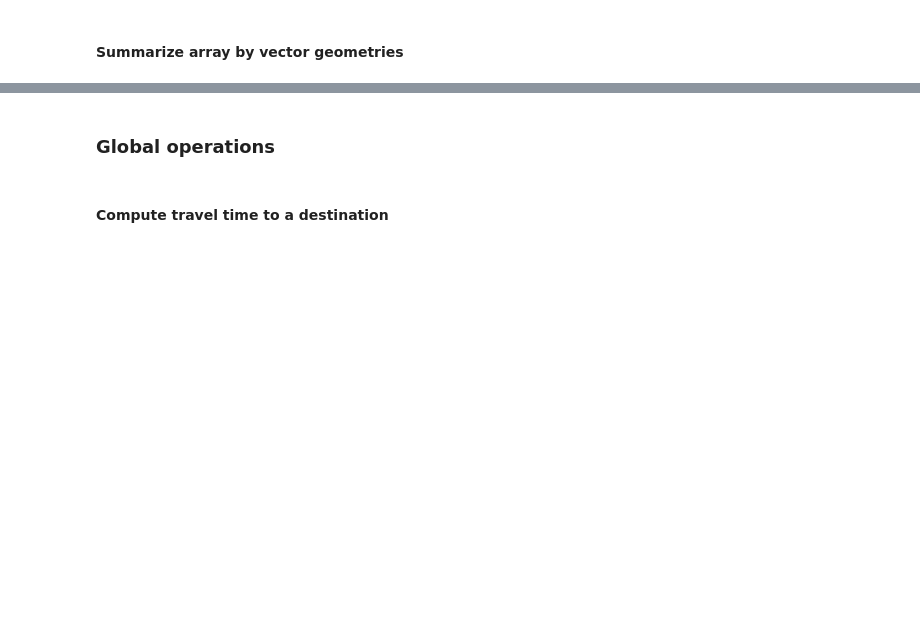
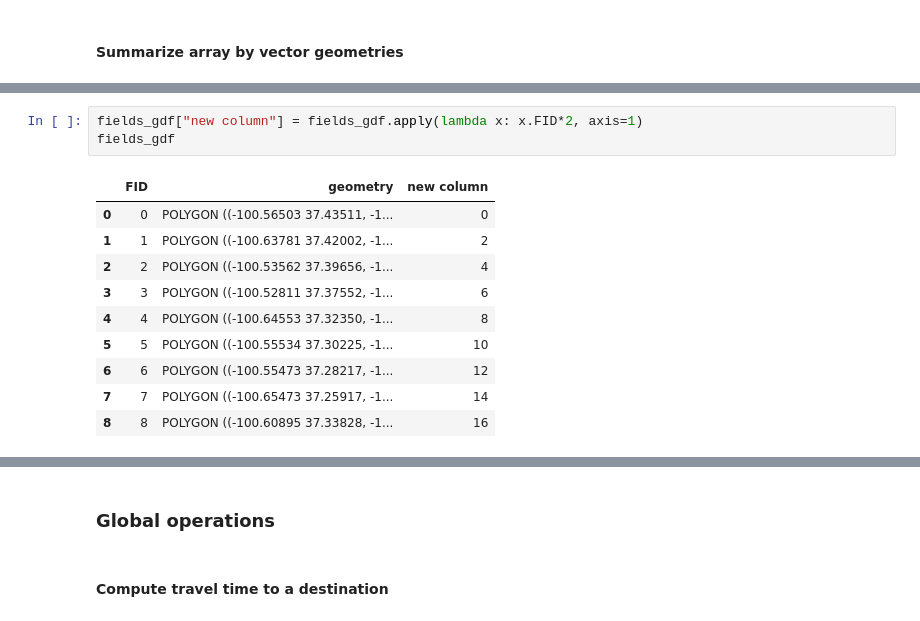
Before and after one commit to GEMS-UMN/GEMSX008.1.m3, a Jupyter notebook: Module3_Raster_Main.ipynb, the cells around one changed output, grey strips where cells are left out. Cells and saved outputs as stored; diff of their text form; blank space fills up the shorter version.

```diff
--- a/Module3_Raster_Main.ipynb
+++ b/Module3_Raster_Main.ipynb
@@ -379,3 +531,17 @@ zs
+# %%
+fields_gdf["new column"] = fields_gdf.apply(lambda x: x.FID*2, axis=1)
+fields_gdf
+# %% [output]
+|  | FID | geometry | new column |
+| 0 | 0 | POLYGON ((-100.56503 37.43511, -1... | 0 |
+| 1 | 1 | POLYGON ((-100.63781 37.42002, -1... | 2 |
+| 2 | 2 | POLYGON ((-100.53562 37.39656, -1... | 4 |
+| 3 | 3 | POLYGON ((-100.52811 37.37552, -1... | 6 |
+| 4 | 4 | POLYGON ((-100.64553 37.32350, -1... | 8 |
+| 5 | 5 | POLYGON ((-100.55534 37.30225, -1... | 10 |
+| 6 | 6 | POLYGON ((-100.55473 37.28217, -1... | 12 |
+| 7 | 7 | POLYGON ((-100.65473 37.25917, -1... | 14 |
+| 8 | 8 | POLYGON ((-100.60895 37.33828, -1... | 16 |
 # %%
 fields_gdf["ndvi_winter"] = fields_gdf.apply(lambda x: zonal_stats(x.geometry, ndvi_winter_array, affine=ndvi_winter.transform,
                                                          nodata=ndvi_winter.nodata, stats =["mean"])[0]["mean"], axis=1)
```
Also changed, not shown: parts of 32 cells of this notebook.
